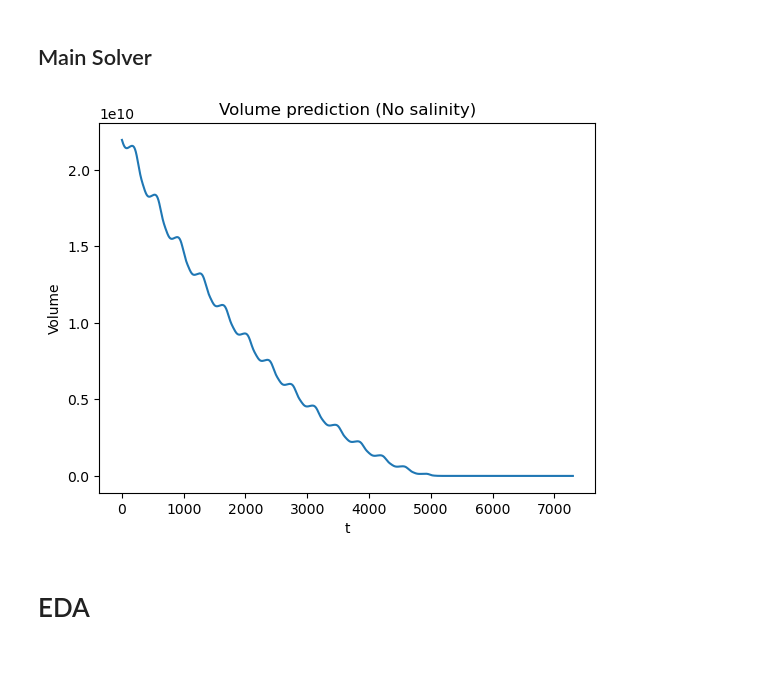
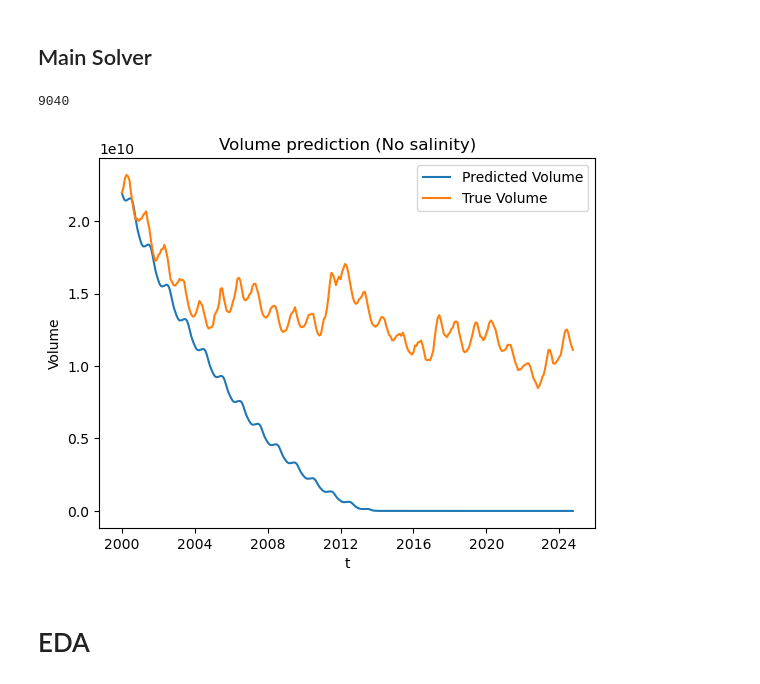
Before and after one commit to danilomcmaster/GSLModel, a Jupyter notebook: main.ipynb, the cells around one changed output. Cells and saved outputs as stored; diff of their text form; code cells hidden in the pictures.

```diff
--- a/main.ipynb
+++ b/main.ipynb
@@ -34,6 +34,12 @@ df_sa = get_vol_to_sa_df()
 # %%
 # True volume values
 df = pd.read_csv('data/GSLLevelVol.csv')
+df['Date'] = pd.to_datetime(df['Date'])
+df = df.sort_values('Date')
+
+df = df[df["Date"] >= pd.to_datetime("2000-01-01")]
+true_vol = df["Total_vol_m3"].to_numpy()
+t_to_date = df["Date"].to_list()
 # %% [markdown]
 ## Inflow function
 # %%
@@ -115,22 +121,33 @@ def outflow(t, V):
 def ode(t, V):
     return inflow(t, V) + outflow(t, V)
 
-t_domain = (0, 7300) # Interval
+# 9040 is number of days from 2000-01-01 to 2024-10-01
+t_domain = (0, 9039) # Interval
+t_eval = np.arange(9040)
 
 # initial volume on 2000-01-01 is 21963728535.7859
 y0 = np.array([21963728535.7859]) # Initial conditions
 
 # Solve
-sol = solve_ivp(ode, t_domain, y0, max_step=0.1)
-
-plt.plot(sol.t, sol.y[0])
-
-plt.title("Volume prediction (No salinity)")
-plt.xlabel("t")
-plt.ylabel("Volume")
-plt.show()
+sol = solve_ivp(ode, t_domain, y0, max_step=0.1, t_eval=t_eval)
-# %% [output]
-[figure, removed]
+# %%
+print(len(sol.y[0]))
+# %% [output]
+9040
+# %%
+daily_dates = pd.date_range(start="2000-01-01", periods=9040, freq="D")
+monthly_dates = pd.date_range(start="2000-01-01", periods=298, freq="MS")
+
+plt.plot(daily_dates, sol.y[0], label="Predicted Volume")
+plt.plot(monthly_dates, true_vol, label="True Volume")
+
+plt.title("Volume prediction (No salinity)")
+plt.legend()
+plt.xlabel("t")
+plt.ylabel("Volume")
+plt.show()
+# %% [output]
+[figure, added]
 # %% [markdown]
 # EDA
 # %%
```
Also changed, not shown: 2 other files.
